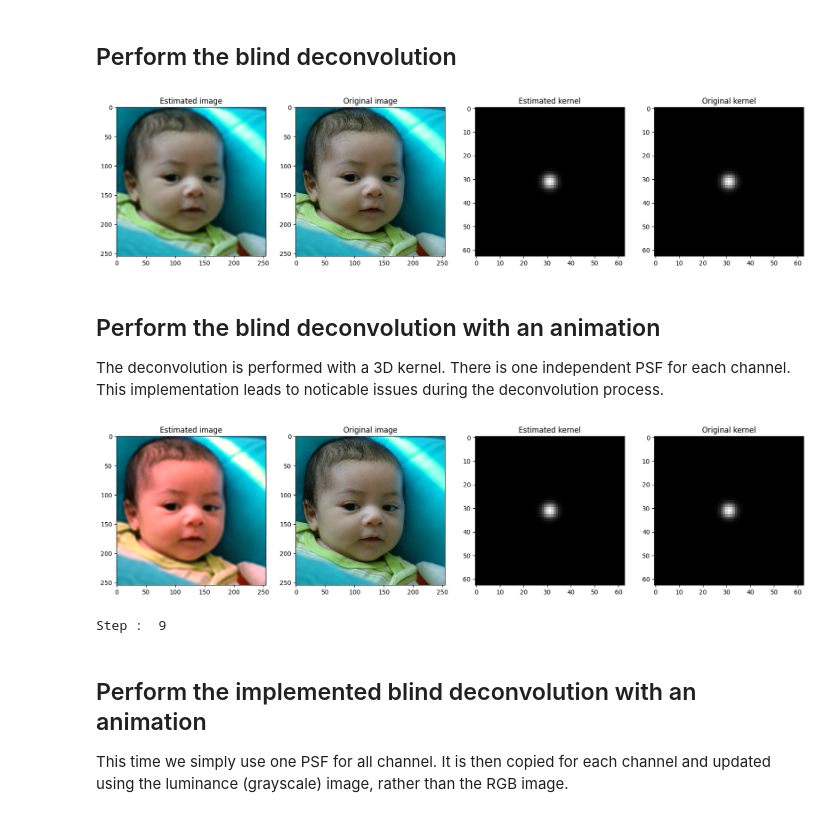
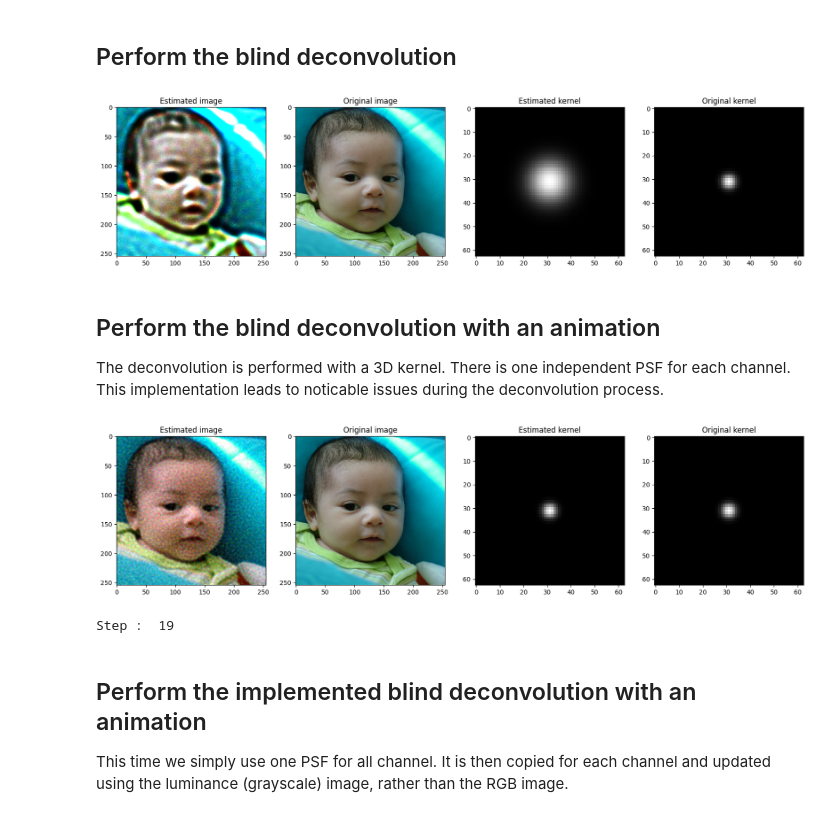
Before and after one commit to Tmodrzyk/richardson-lucy-python, a Jupyter notebook: color.ipynb, the cells around one changed output. Cells and saved outputs as stored; diff of their text form; code cells hidden in the pictures.

```diff
--- a/color.ipynb
+++ b/color.ipynb
@@ -30,8 +30,8 @@ gaussianblur = blur.GaussianBlur(k_size, k_std, channels=3).to(device)
 k_ref = gaussianblur.get_kernel().view(1, 1, k_size, k_size).to(device)
 
 with torch.no_grad():
-    noiser = noise.PoissonNoise(n_rate)
-    # noiser = noise.GaussianNoise(n_std)
+    # noiser = noise.PoissonNoise(n_rate)
+    noiser = noise.GaussianNoise(n_std)
 
     # Blur the image
     y = gaussianblur(ref)
@@ -73,38 +73,38 @@ x_0 = y
 
 # Different initializations for the kernel
 gaussianblur = blur.GaussianBlur(k_size, 6.0).to(device)
 
-# k_0 = gaussianblur.get_kernel().view(1, 1, k_size, k_size).to(device)
-# k_0 = torch.ones_like(k) / torch.sum(torch.ones_like(k))
-k_0 = k_ref
+k_0 = gaussianblur.get_kernel().view(1, 1, k_size, k_size).to(device)
+# k_0 = torch.ones_like(k_ref) / torch.sum(torch.ones_like(k_ref))
+# k_0 = k_ref
 
-steps = 10
+steps = 40
 k_steps = 1
 x_steps = 1
 
 filter_epsilon = 1e-12
 clip = True
 observation = y
 # k_0 = k
 
 res_img, res_k = rl.blind_richardson_lucy(observation, x_0, k_0, steps=steps, k_steps=k_steps, x_steps=x_steps, clip=clip, filter_epsilon=filter_epsilon)
 
 plt.figure(figsize=(20, 5))
 plt.subplot(1, 4, 1)
 plt.imshow(res_img[0].permute(1, 2, 0).cpu().numpy())
 plt.title('Estimated image')
 plt.subplot(1, 4, 2)
 plt.imshow(ref[0].permute(1, 2, 0).cpu().numpy())
 plt.title('Original image')
 plt.subplot(1, 4, 3)
 plt.imshow(res_k[0, 0].cpu().numpy(), cmap="gray")
 plt.title('Estimated kernel')
 plt.subplot(1, 4, 4)
 plt.imshow(k_ref[0, 0].cpu().numpy(), cmap="gray")
 plt.title('Original kernel')
 plt.show()
 # %% [output]
-[figure, old version]
+[figure, new version]
 # %% [markdown]
 ## Perform the blind deconvolution with an animation
 
@@ -126,7 +126,7 @@ gaussianblur = blur.GaussianBlur(k_size, 6.0).to(device)
 # k_0 = torch.ones_like(k) / torch.sum(torch.ones_like(k))
 k_0 = k_ref
 
-steps = 10
+steps = 20
 k_steps = 1
 im_steps = 1
 
@@ -241,8 +241,8 @@ with torch.no_grad():
 
         im_deconv_T = torch.flip(im_deconv, dims=[2, 3])
 # %% [output]
-[figure, old version]
+[figure, new version]
-Step :  9
+Step :  19
 # %% [markdown]
 ## Perform the implemented blind deconvolution with an animation
 
```
Also changed, not shown: parts of 1 cell of this notebook, 2 other files.
